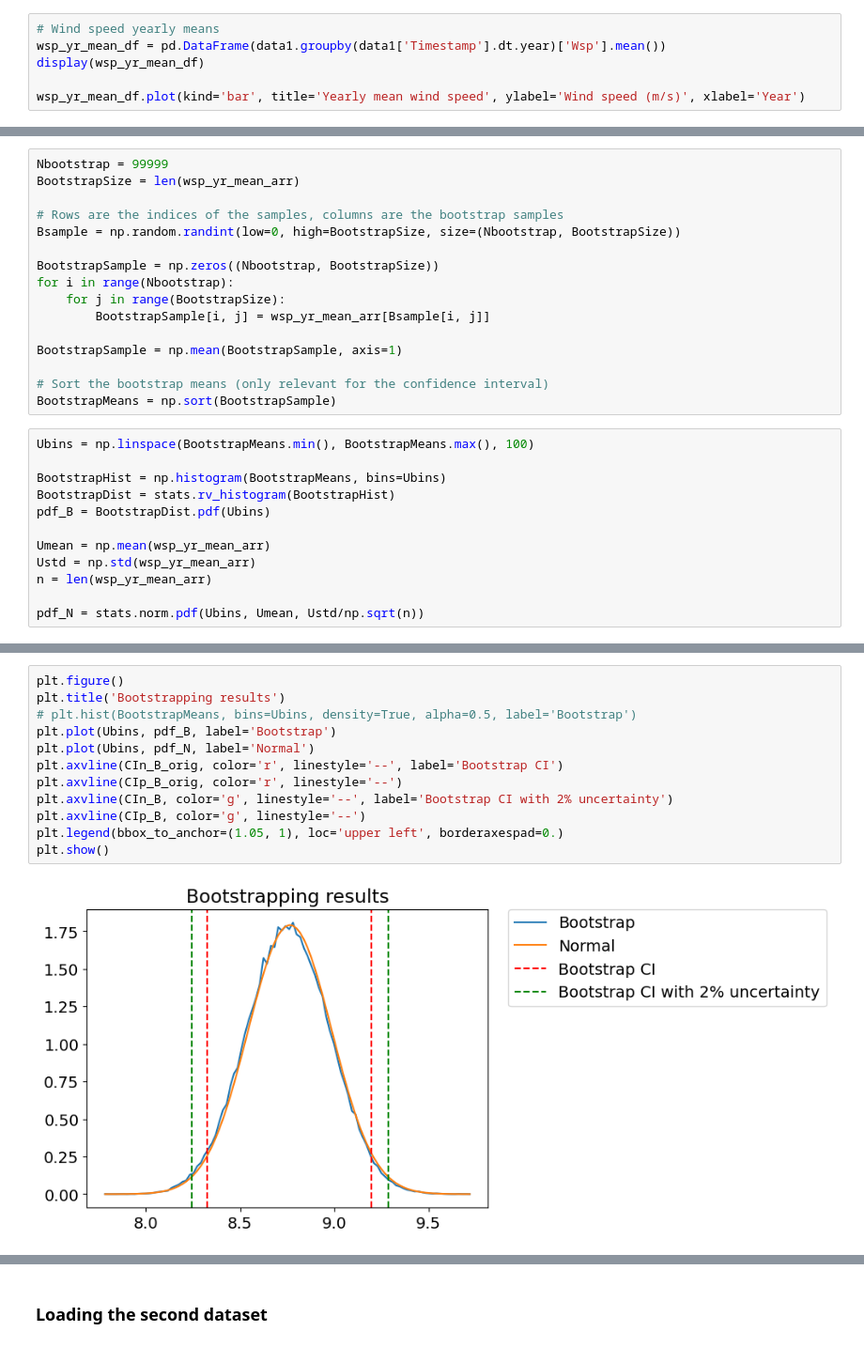
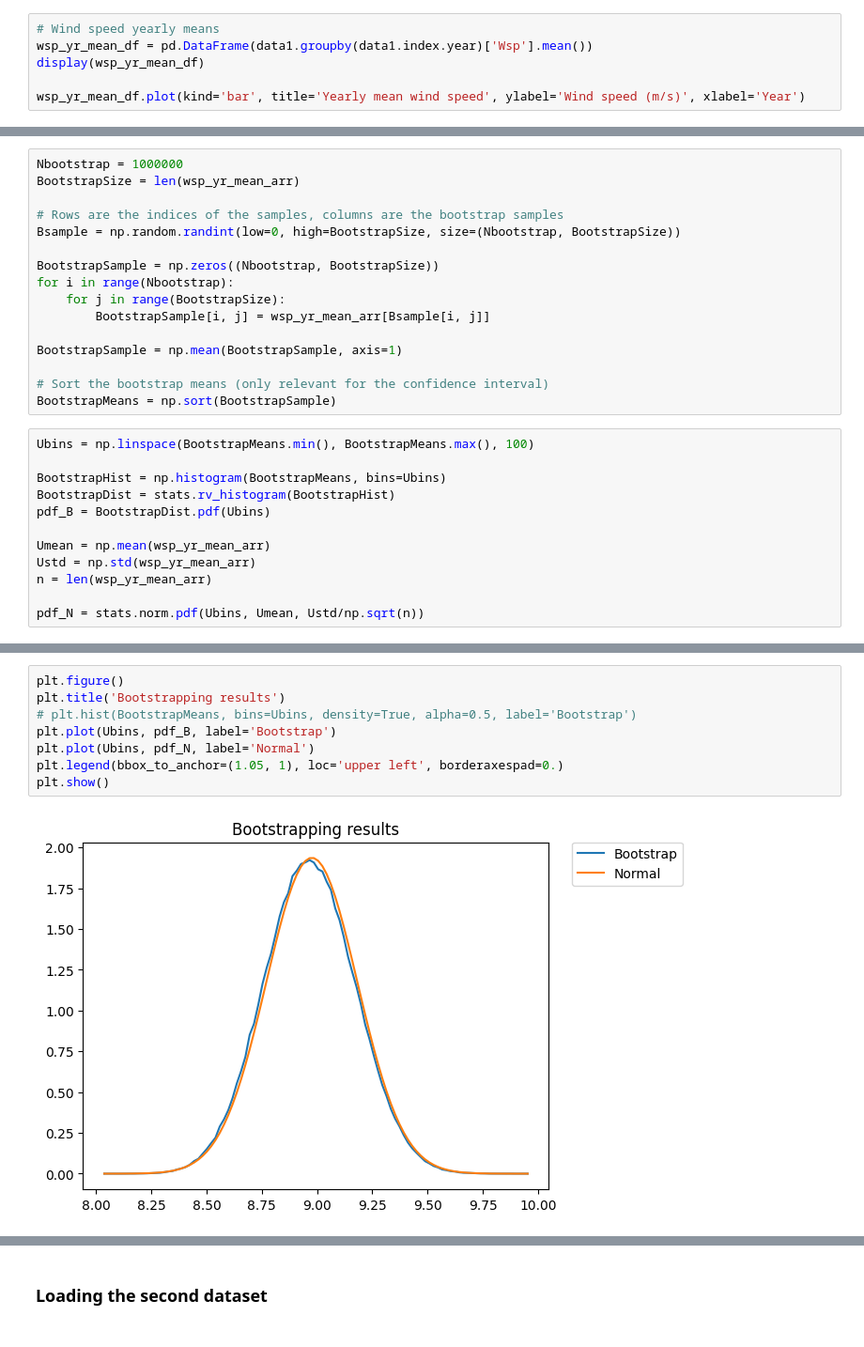
Before and after one commit to lole-elol/46500-probabilistic-methods-in-wind-energy, a Jupyter notebook: Notebooks/assignment1.ipynb, the cells around one changed output, grey strips where cells are left out. Shown at 94% size. Cells and saved outputs as stored; diff of their text form.

```diff
--- a/Notebooks/assignment1.ipynb
+++ b/Notebooks/assignment1.ipynb
@@ -56,6 +404,6 @@ wind data through bootstrapping, further incorporating a 1% uncertainty for wind
 # %%
 # Wind speed yearly means
-wsp_yr_mean_df = pd.DataFrame(data1.groupby(data1['Timestamp'].dt.year)['Wsp'].mean())
+wsp_yr_mean_df = pd.DataFrame(data1.groupby(data1.index.year)['Wsp'].mean())
 display(wsp_yr_mean_df)
 
 wsp_yr_mean_df.plot(kind='bar', title='Yearly mean wind speed', ylabel='Wind speed (m/s)', xlabel='Year')
@@ -83,5 +431,5 @@ array([10.09551085,  8.7809385 ,  8.38707826,  8.96361853,  9.12006362,
 # %%
-Nbootstrap = 99999
+Nbootstrap = 1000000
 BootstrapSize = len(wsp_yr_mean_arr)
 
 # Rows are the indices of the samples, columns are the bootstrap samples
@@ -134,14 +459,10 @@ Confidence interval based on bootstrapping with 2% uncertainty: [8.2431634018654
 # %%
 plt.figure()
 plt.title('Bootstrapping results')
 # plt.hist(BootstrapMeans, bins=Ubins, density=True, alpha=0.5, label='Bootstrap')
 plt.plot(Ubins, pdf_B, label='Bootstrap')
 plt.plot(Ubins, pdf_N, label='Normal')
-plt.axvline(CIn_B_orig, color='r', linestyle='--', label='Bootstrap CI')
-plt.axvline(CIp_B_orig, color='r', linestyle='--')
-plt.axvline(CIn_B, color='g', linestyle='--', label='Bootstrap CI with 2% uncertainty')
-plt.axvline(CIp_B, color='g', linestyle='--')
 plt.legend(bbox_to_anchor=(1.05, 1), loc='upper left', borderaxespad=0.)
 plt.show()
 # %% [output]
-[figure, old version]
+[figure, new version]
```
Also changed, not shown: parts of 45 cells of this notebook.
